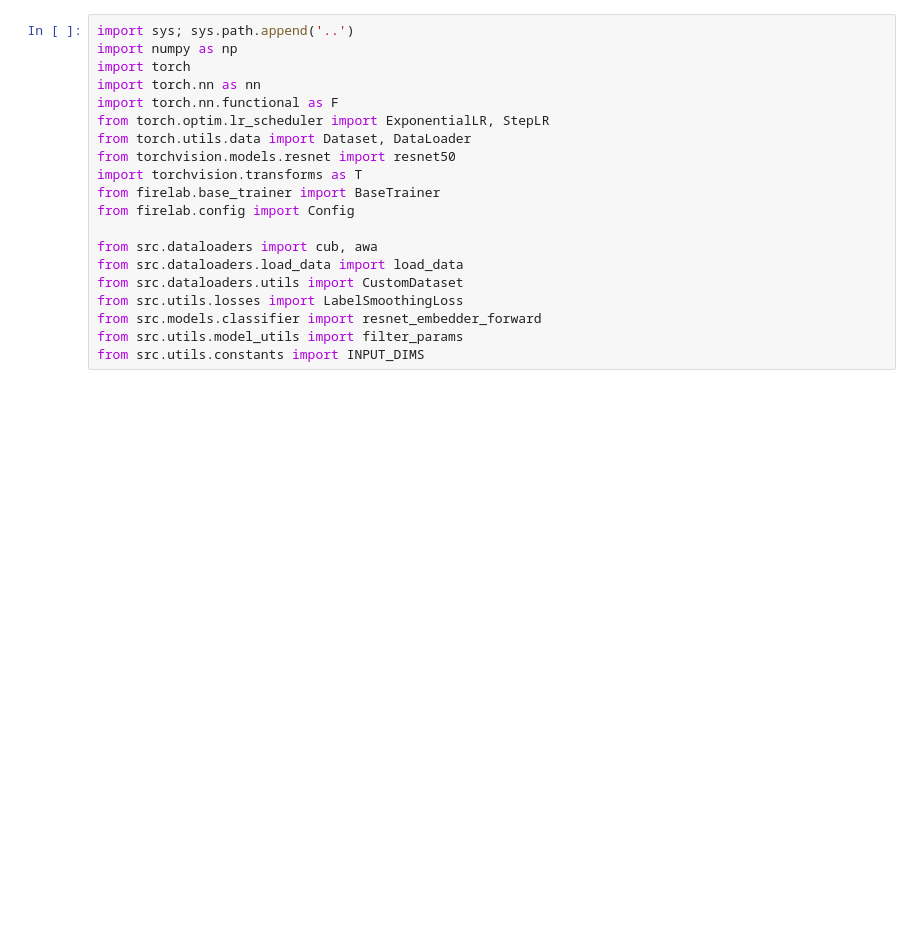
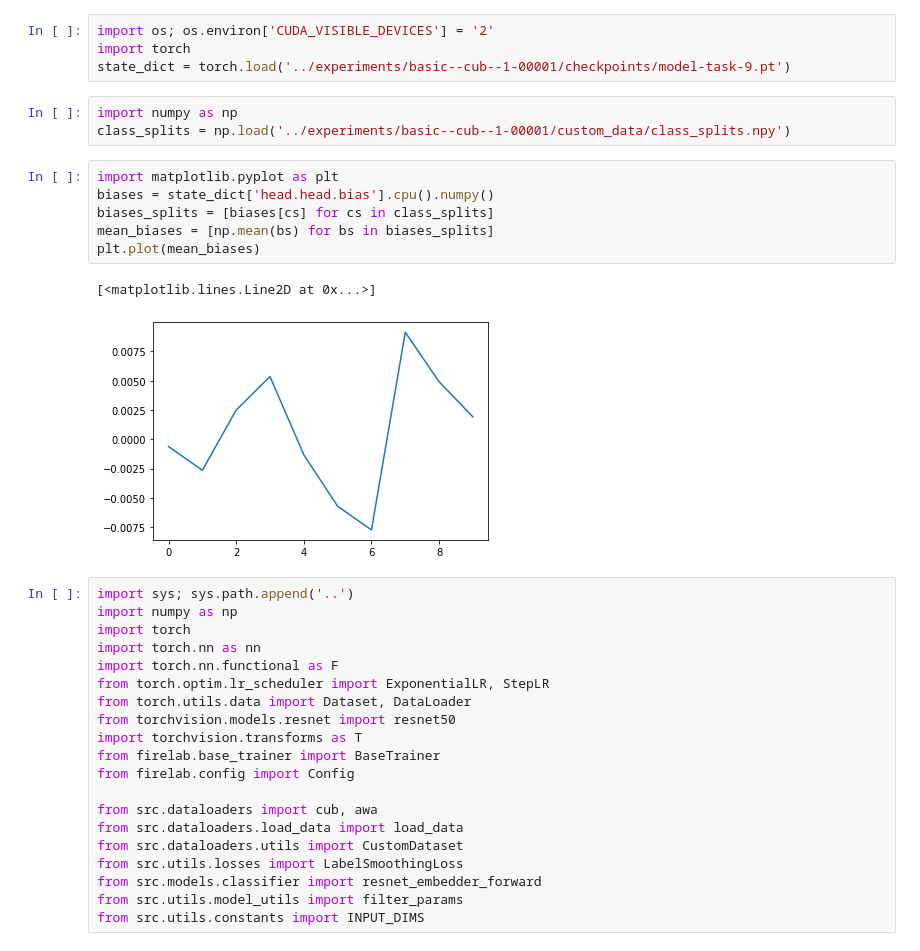
Before and after one commit to universome/class-norm, a Jupyter notebook: notebooks/zoo.ipynb, the cells around one changed output. Saved outputs shown, nothing was run; the diff lists cells and outputs as text; blank space fills up the shorter version.

```diff
--- a/notebooks/zoo.ipynb
+++ b/notebooks/zoo.ipynb
@@ -1,3 +1,19 @@
+# %%
+import os; os.environ['CUDA_VISIBLE_DEVICES'] = '2'
+import torch
+state_dict = torch.load('../experiments/basic--cub--1-00001/checkpoints/model-task-9.pt')
+# %%
+import numpy as np
+class_splits = np.load('../experiments/basic--cub--1-00001/custom_data/class_splits.npy')
+# %%
+import matplotlib.pyplot as plt
+biases = state_dict['head.head.bias'].cpu().numpy()
+biases_splits = [biases[cs] for cs in class_splits]
+mean_biases = [np.mean(bs) for bs in biases_splits]
+plt.plot(mean_biases)
+# %% [output]
+[<matplotlib.lines.Line2D at 0x...>]
+[figure, added]
 # %%
 import sys; sys.path.append('..')
 import numpy as np
```
Also changed, not shown: 4 other files.
